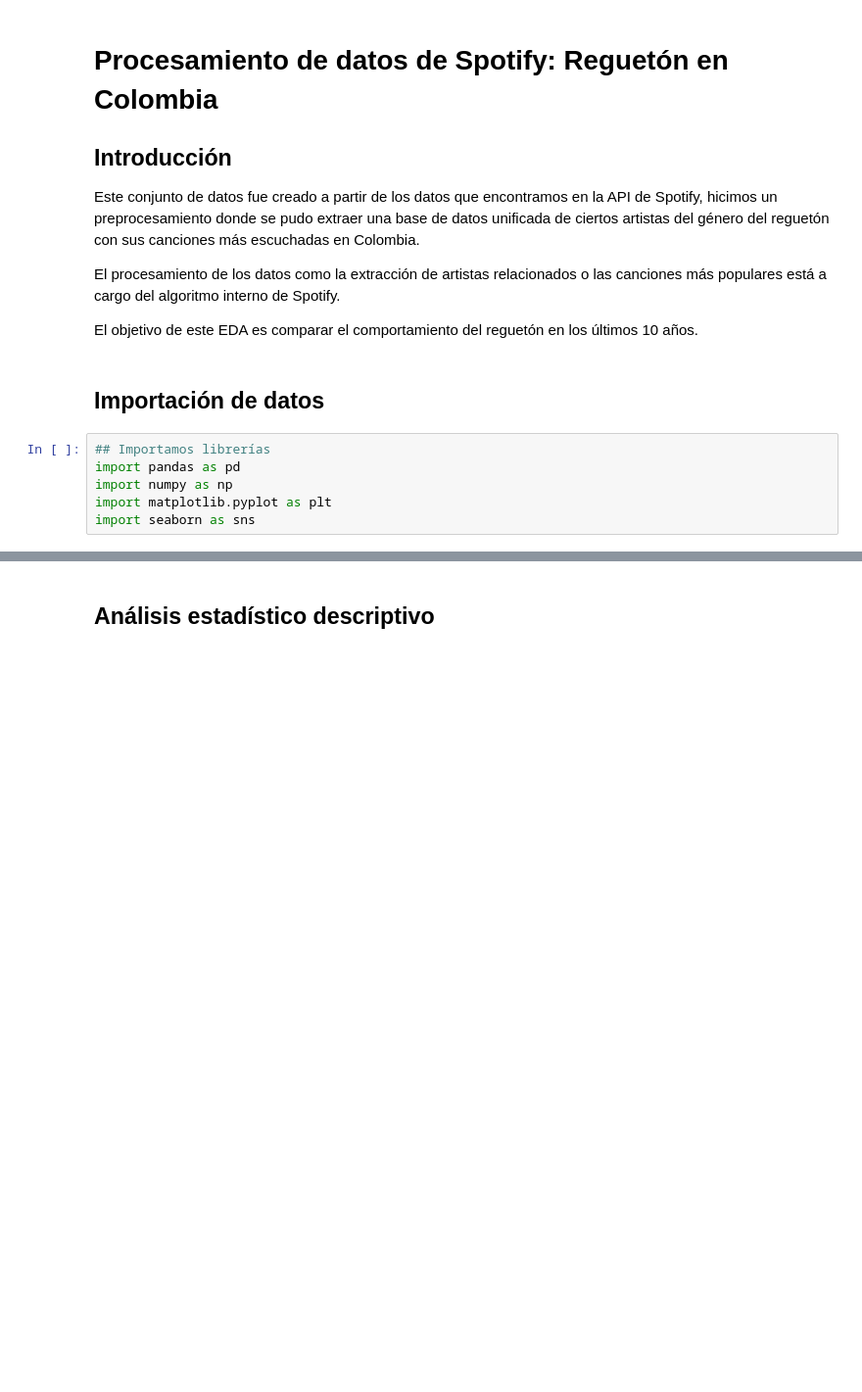
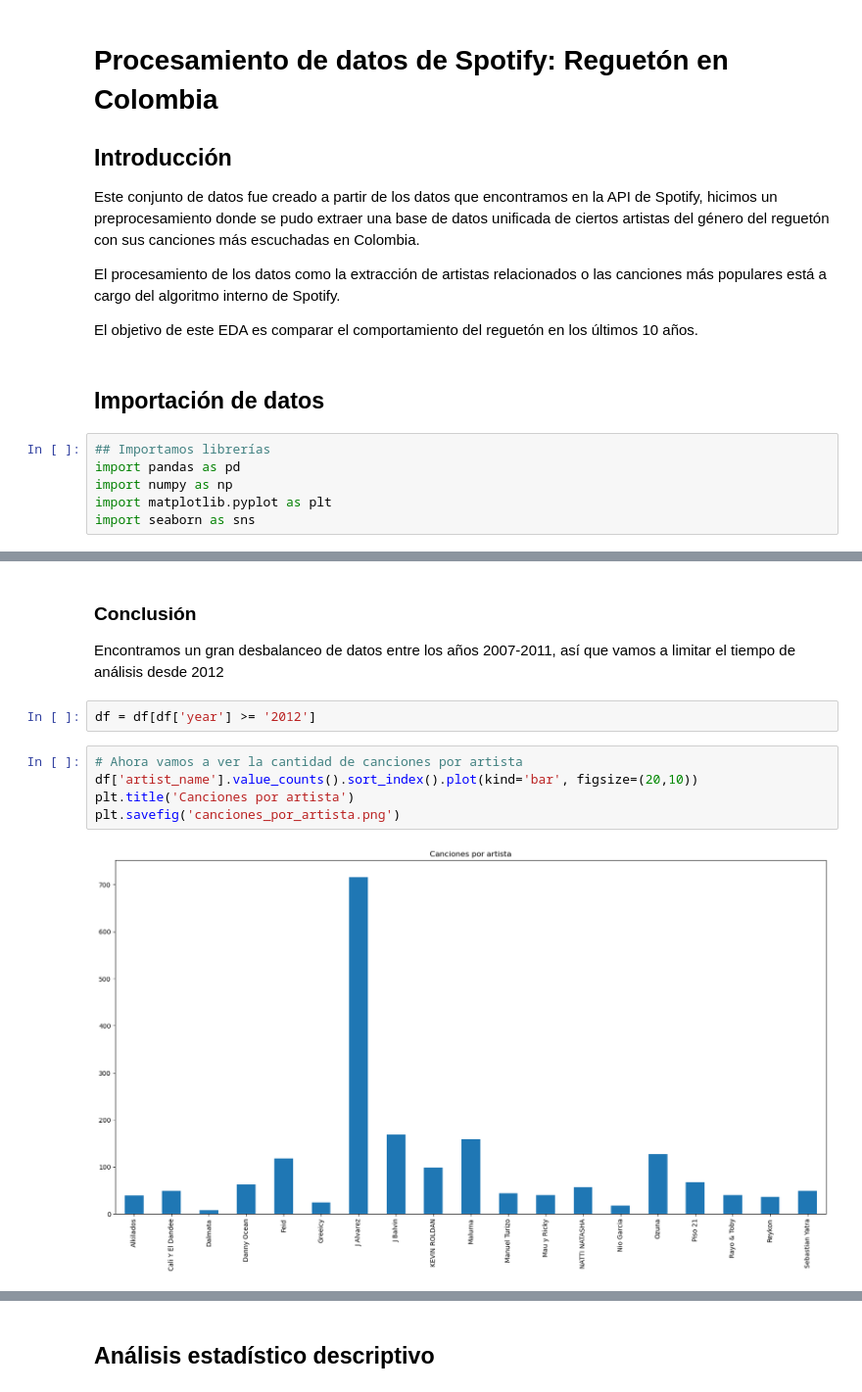
Before and after one commit to DrThorium/Zoet, a Jupyter notebook: main.ipynb, the cells around one changed output, grey strips where cells are left out. Shown at 98% size. Cells and saved outputs as stored; diff of their text form; blank space fills up the shorter version.

```diff
--- a/main.ipynb
+++ b/main.ipynb
@@ -36,0 +159,13 @@ df.describe()
+# %% [markdown]
+### Conclusión
+
+Encontramos un gran desbalanceo de datos entre los años 2007-2011, así que vamos a limitar el tiempo de análisis desde 2012
+# %%
+df = df[df['year'] >= '2012']
+# %%
+# Ahora vamos a ver la cantidad de canciones por artista
+df['artist_name'].value_counts().sort_index().plot(kind='bar', figsize=(20,10))
+plt.title('Canciones por artista')
+plt.savefig('canciones_por_artista.png')
+# %% [output]
+[figure, added]
```
Also changed, not shown: parts of 22 cells of this notebook, 6 other files.
